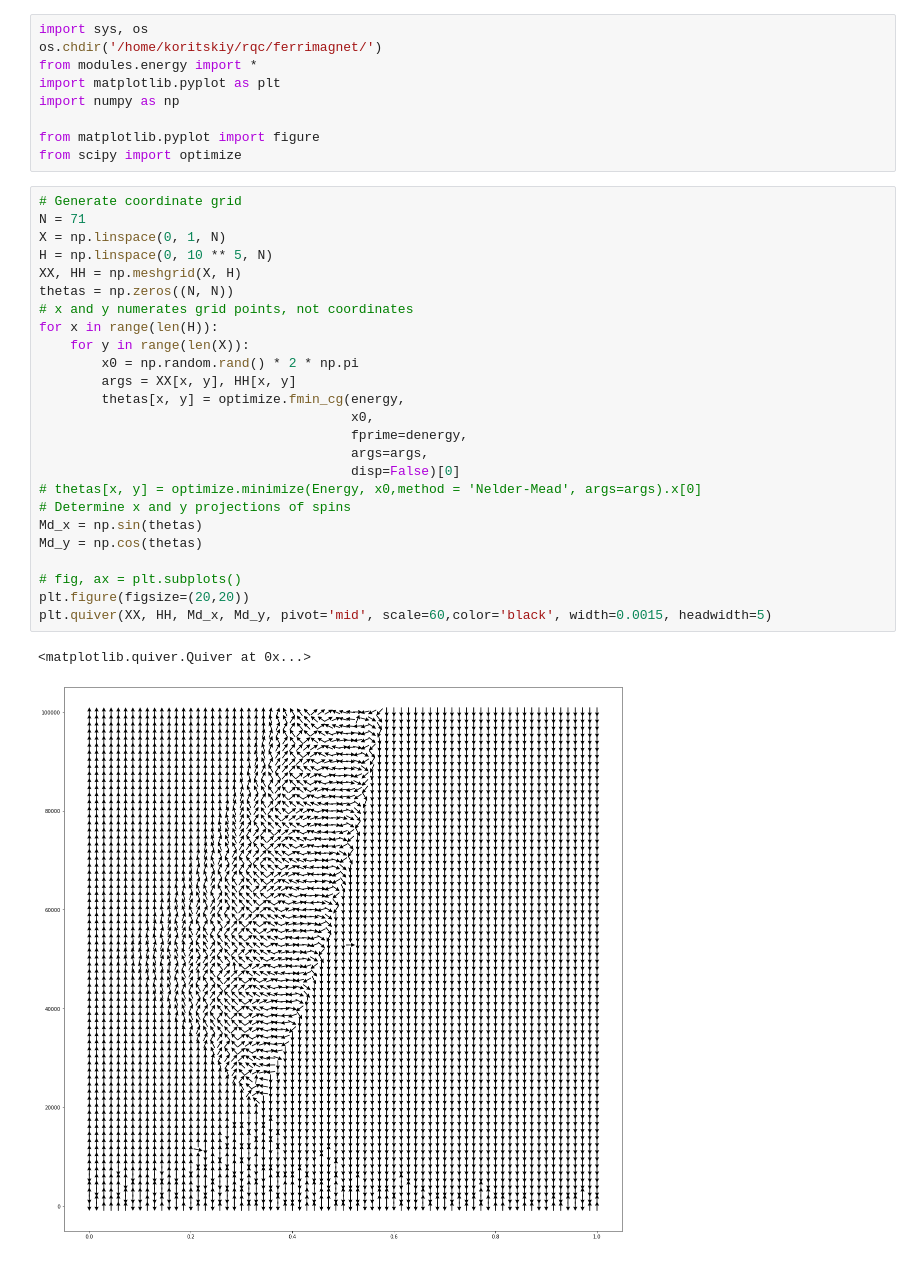
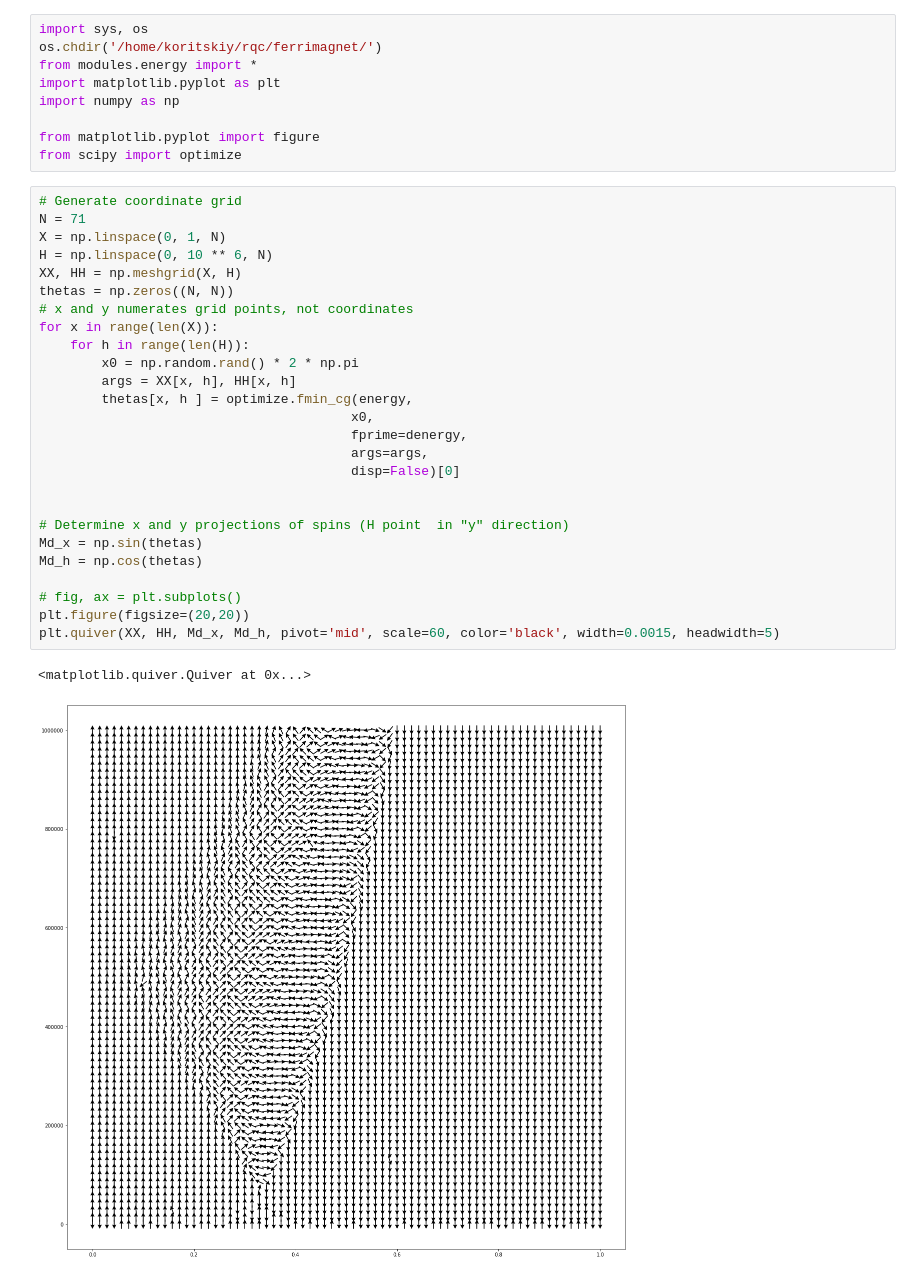
Before and after one commit to koritcky/ferrimagnet, a Jupyter notebook: notebooks/phase_diagram.ipynb, the cells around one changed output. Cells and saved outputs as stored; diff of their text form.

```diff
--- a/notebooks/phase_diagram.ipynb
+++ b/notebooks/phase_diagram.ipynb
@@ -10,28 +10,29 @@ from scipy import optimize
 # %%
 # Generate coordinate grid
 N = 71
 X = np.linspace(0, 1, N)
-H = np.linspace(0, 10 ** 5, N)
+H = np.linspace(0, 10 ** 6, N)
 XX, HH = np.meshgrid(X, H)
 thetas = np.zeros((N, N))
 # x and y numerates grid points, not coordinates
-for x in range(len(H)):
-    for y in range(len(X)):
+for x in range(len(X)):
+    for h in range(len(H)):
         x0 = np.random.rand() * 2 * np.pi
-        args = XX[x, y], HH[x, y]
-        thetas[x, y] = optimize.fmin_cg(energy,
+        args = XX[x, h], HH[x, h]
+        thetas[x, h ] = optimize.fmin_cg(energy,
                                         x0,
                                         fprime=denergy,
                                         args=args,
                                         disp=False)[0]
-# thetas[x, y] = optimize.minimize(Energy, x0,method = 'Nelder-Mead', args=args).x[0]
-# Determine x and y projections of spins
+
+
+# Determine x and y projections of spins (H point  in "y" direction)
 Md_x = np.sin(thetas)
-Md_y = np.cos(thetas)
+Md_h = np.cos(thetas)
 
 # fig, ax = plt.subplots()
 plt.figure(figsize=(20,20))
-plt.quiver(XX, HH, Md_x, Md_y, pivot='mid', scale=60,color='black', width=0.0015, headwidth=5)
+plt.quiver(XX, HH, Md_x, Md_h, pivot='mid', scale=60, color='black', width=0.0015, headwidth=5)
 # %% [output]
 <matplotlib.quiver.Quiver at 0x...>
-[figure, old version]
+[figure, new version]
```
Also changed, not shown: parts of 2 cells of this notebook, 1 other file.
